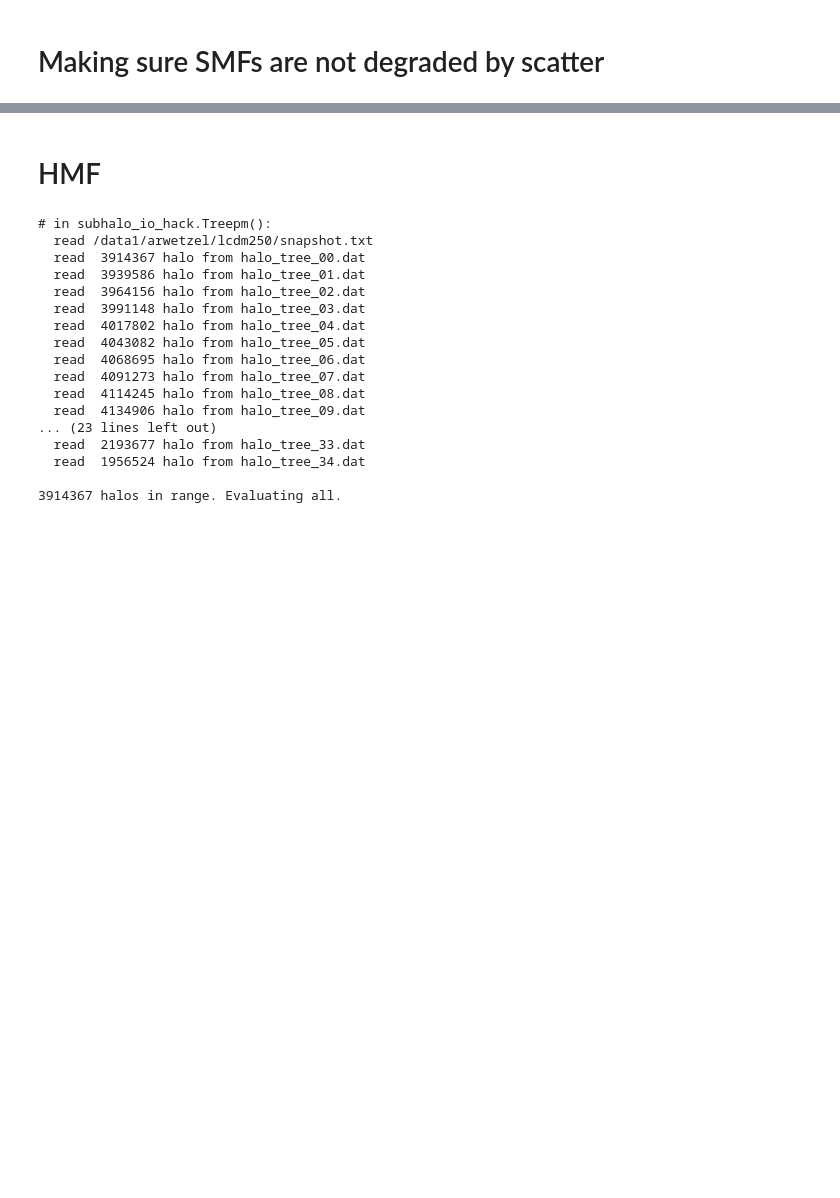
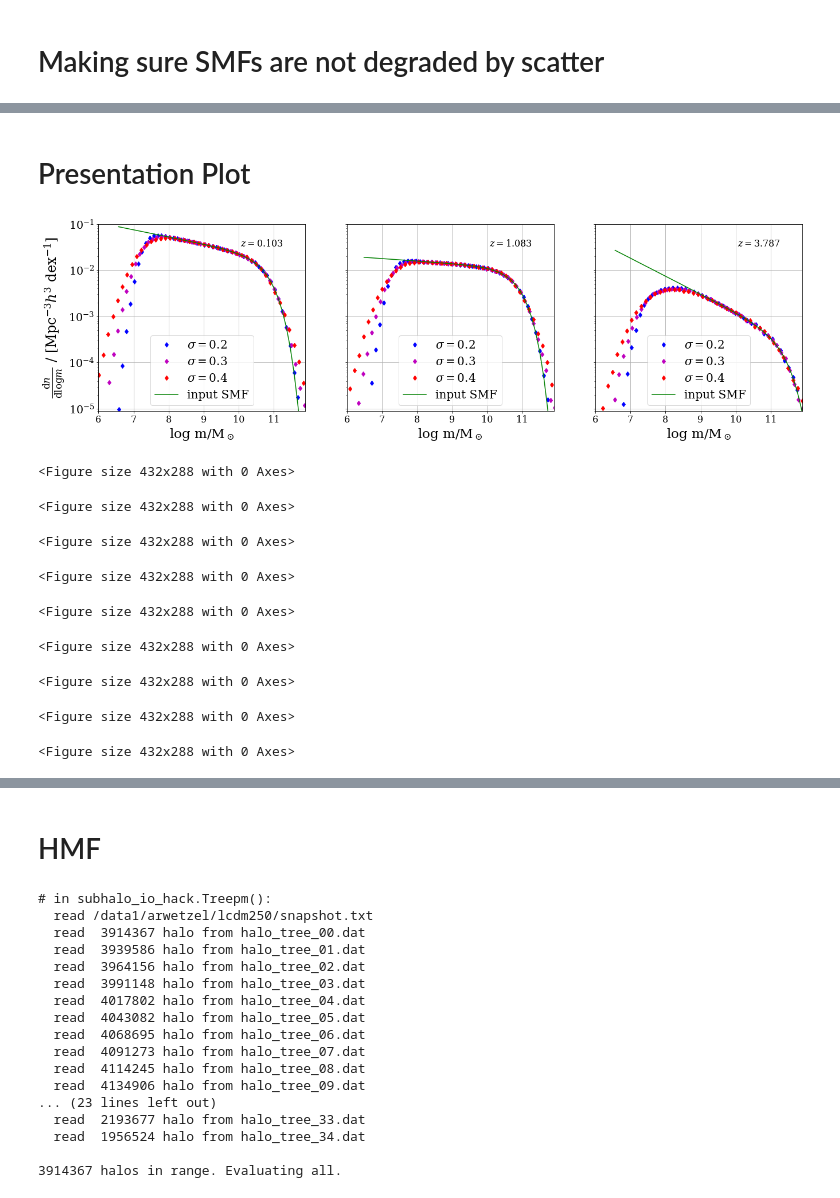
Before and after one commit to patricks1/mergers, a Jupyter notebook: halmassf.ipynb, the cells around one changed output, grey strips where cells are left out. Saved outputs shown, nothing was run; the diff lists cells and outputs as text; code cells hidden in the pictures; blank space fills up the shorter version.

```diff
--- a/halmassf.ipynb
+++ b/halmassf.ipynb
@@ -136,0 +179,55 @@ for s in [2,10,15,29,32]:
+# %% [markdown]
+# Presentation Plot
+# %%
+fig=plt.figure(figsize=(22,6))
+
+for i,s in enumerate([2,15,32]):
+    z=tpm2.subcat.snap[s][1]
+    smf=sham.SMFClass(tpm2.source,z)
+    #smf=sham.SMFClass('fontana',z)
+
+    midbins2,n2=tpm2.dndm(s,paramed=True)
+    midbins3,n3=tpm3.dndm(s,paramed=True)
+    midbins4,n4=tpm4.dndm(s,paramed=True)
+    smf_in=smf.dndm(midbins2)/smf.hubble**3.
+
+
+    ax=fig.add_subplot(1,3,i+1)
+
+    ax.semilogy(midbins2,n2,'bd',
+                label='$\sigma=0.2$')
+    ax.semilogy(midbins3,n3,'md',
+                label='$\sigma=0.3$')
+    ax.semilogy(midbins4,n4,'rd',
+                label='$\sigma=0.4$')
+    ax.semilogy(midbins2,smf_in,'g-',
+                label='input SMF')
+    #ax.set_title('{0} stellar mass function'.format(tpm2.source),y=1.05)
+
+    ax.text(0.79,0.88,'$z=${0:0.3f}'.format(z),
+            transform=ax.transAxes,ha='center',fontsize=16)
+    ax.set_xlabel('log m/M$_\odot$')
+    ax.tick_params(axis='both')
+    ax.set_xlim(6,11.9)
+    ax.set_ylim(9e-6,0.1)
+    ax.legend()
+
+    if i==0:
+        ax.set_ylabel('$\\frac{\mathrm{d}n}{\mathrm{d}\log m}$ / '
+              '[Mpc$^{-3}h^3$ dex$^{-1}$]',
+              fontsize=24)
+    if i in [1,2]:
+        plt.setp(ax.get_yticklabels(), visible=False)
+
+plt.show()
+# %% [output]
+[figure, added]
+<Figure size 432x288 with 0 Axes>
+<Figure size 432x288 with 0 Axes>
+<Figure size 432x288 with 0 Axes>
+<Figure size 432x288 with 0 Axes>
+<Figure size 432x288 with 0 Axes>
+<Figure size 432x288 with 0 Axes>
+<Figure size 432x288 with 0 Axes>
+<Figure size 432x288 with 0 Axes>
+<Figure size 432x288 with 0 Axes>
```
Also changed, not shown: parts of 19 cells of this notebook, 3 other files.
